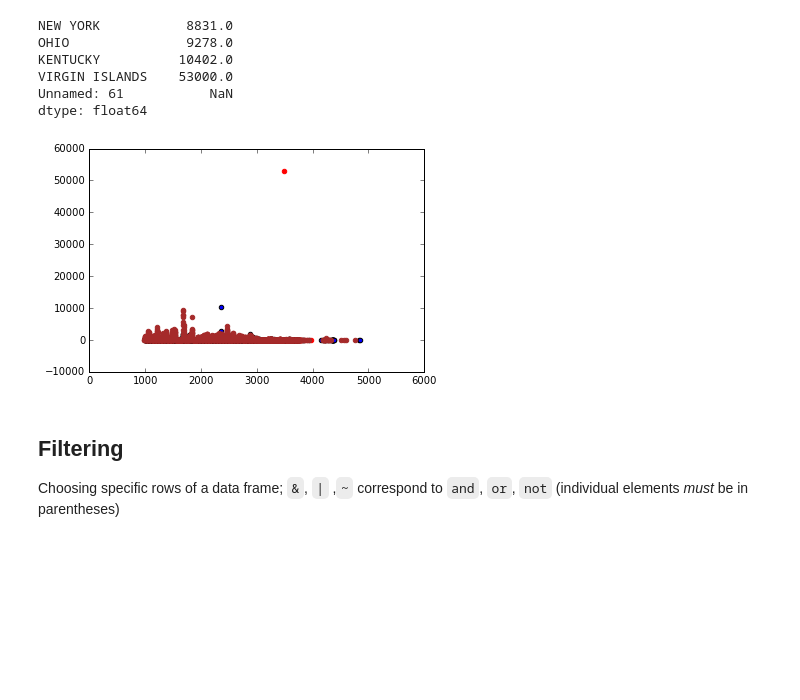
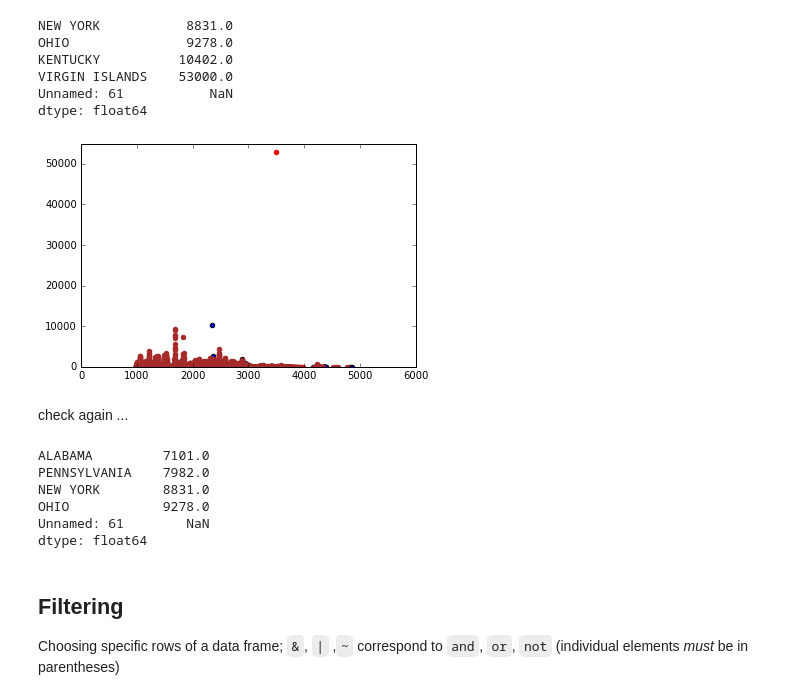
Before and after one commit to bbolker/math1mp, a Jupyter notebook: notes/pandas_intro.ipynb, the cells around one changed output. Drawn from its saved outputs; the diff is of its cells as text; code cells hidden in the pictures; blank space fills up the shorter version.

```diff
--- a/notes/pandas_intro.ipynb
+++ b/notes/pandas_intro.ipynb
@@ -216,7 +235,8 @@ Unnamed: 61           NaN
 dtype: float64
 # %%
 plt.scatter(p.index,p.KENTUCKY)
-plt.scatter(p.index,p["VIRGIN ISLANDS"],color="red");
+plt.scatter(p.index,p["VIRGIN ISLANDS"],color="red")
 plt.scatter(p.index,p.OHIO,color="brown");
+plt.ylim(0,55000);
 # %% [output]
-[figure, old version]
+[figure, new version]
@@ -223,3 +248,14 @@ plt.scatter(p.index,p.OHIO,color="brown");
+# %% [markdown]
+check again ...
+# %%
+p.max().sort_values().tail()
+# %% [output]
+ALABAMA         7101.0
+PENNSYLVANIA    7982.0
+NEW YORK        8831.0
+OHIO            9278.0
+Unnamed: 61        NaN
+dtype: float64
 # %% [markdown]
 ## Filtering
 
```
Also changed, not shown: parts of 32 cells of this notebook.
